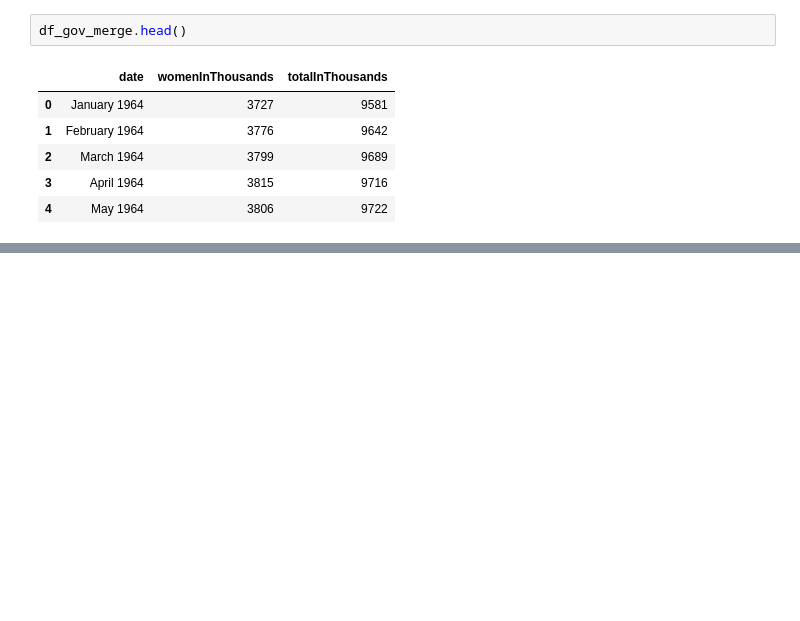
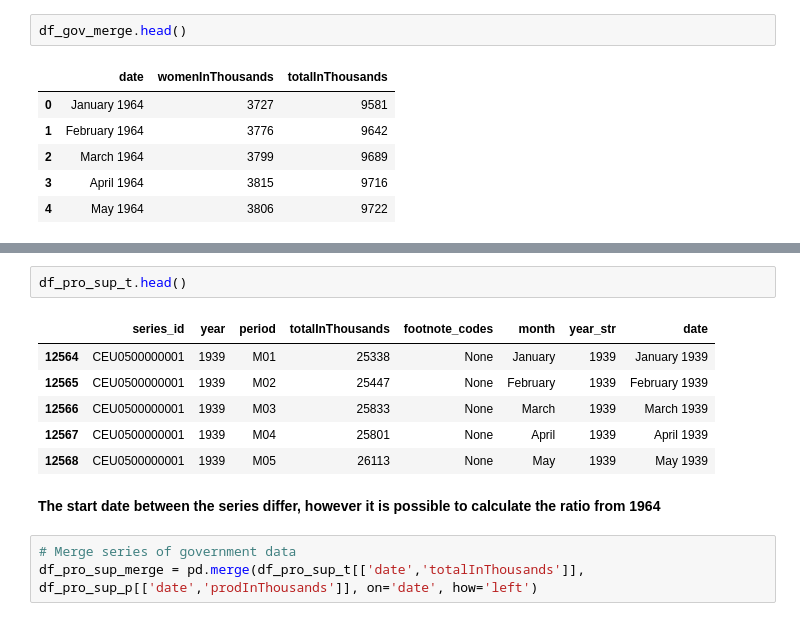
Before and after one commit to rpoandres/NG_DA_Challenge, a Jupyter notebook: Main.ipynb, the cells around one changed output, grey strips where cells are left out. Drawn from its saved outputs; the diff is of its cells as text; blank space fills up the shorter version.

```diff
--- a/Main.ipynb
+++ b/Main.ipynb
@@ -366,0 +396,14 @@ df_gov_merge.head()
+# %%
+df_pro_sup_t.head()
+# %% [output]
+|  | series_id | year | period | totalInThousands | footnote_codes | month | year_str | date |
+| 12564 | CEU0500000001 | 1939 | M01 | 25338 | None | January | 1939 | January 1939 |
+| 12565 | CEU0500000001 | 1939 | M02 | 25447 | None | February | 1939 | February 1939 |
+| 12566 | CEU0500000001 | 1939 | M03 | 25833 | None | March | 1939 | March 1939 |
+| 12567 | CEU0500000001 | 1939 | M04 | 25801 | None | April | 1939 | April 1939 |
+| 12568 | CEU0500000001 | 1939 | M05 | 26113 | None | May | 1939 | May 1939 |
+# %% [markdown]
+__The start date between the series differ, however it is possible to calculate the ratio from 1964__
+# %%
+# Merge series of government data
+df_pro_sup_merge = pd.merge(df_pro_sup_t[['date','totalInThousands']], df_pro_sup_p[['date','prodInThousands']], on='date', how='left')
```
Also changed, not shown: parts of 15 cells of this notebook.
